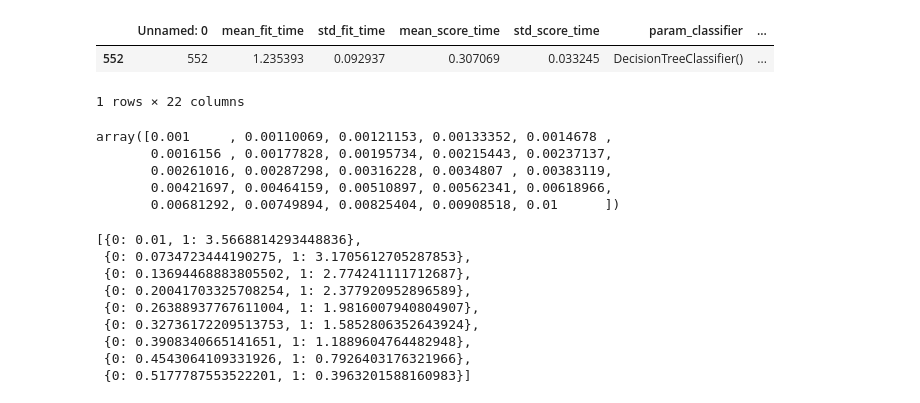
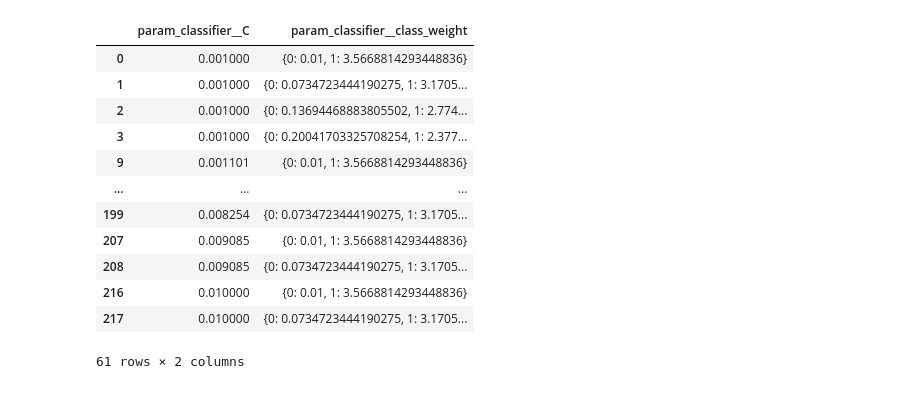
Before and after one commit to lauticouget/desercion_escolar_argentina, a Jupyter notebook: notebooks/results.ipynb, the cells around one changed output. Saved outputs shown, nothing was run; the diff lists cells and outputs as text; code cells hidden in the pictures.

```diff
--- a/notebooks/results.ipynb
+++ b/notebooks/results.ipynb
@@ -23,14 +26,3 @@ results
 # %%
-results[results.rank_test_score == 1]
+# mejores scores --> casi todas las logísticas tienen score=1
+best = results[results.mean_test_score == results.mean_test_score.max()]
-# %% [output]
-|  | Unnamed: 0 | mean_fit_time | std_fit_time | mean_score_time | std_score_time | param_classifier | ... |
-| 552 | 552 | 1.235393 | 0.092937 | 0.307069 | 0.033245 | DecisionTreeClassifier() | ... |
-1 rows × 22 columns
-# %%
-np.logspace(-3, -2, 25)
-# %% [output]
-array([0.001     , 0.00110069, 0.00121153, 0.00133352, 0.0014678 ,
-       0.0016156 , 0.00177828, 0.00195734, 0.00215443, 0.00237137,
-       0.00261016, 0.00287298, 0.00316228, 0.0034807 , 0.00383119,
-       0.00421697, 0.00464159, 0.00510897, 0.00562341, 0.00618966,
-       0.00681292, 0.00749894, 0.00825404, 0.00908518, 0.01      ])
@@ -43,11 +29,17 @@ weights = np.linspace(0.01, balanced, 10)
 # %%
+# parámetros de las logísticas
+best[['param_classifier__C', 'param_classifier__class_weight']]
 # %% [output]
+|  | param_classifier__C | param_classifier__class_weight |
+| 0 | 0.001000 | {0: 0.01, 1: 3.5668814293448836} |
+| 1 | 0.001000 | {0: 0.0734723444190275, 1: 3.1705... |
+| 2 | 0.001000 | {0: 0.13694468883805502, 1: 2.774... |
+| 3 | 0.001000 | {0: 0.20041703325708254, 1: 2.377... |
+| 9 | 0.001101 | {0: 0.01, 1: 3.5668814293448836} |
+| ... | ... | ... |
+| 199 | 0.008254 | {0: 0.0734723444190275, 1: 3.1705... |
+| 207 | 0.009085 | {0: 0.01, 1: 3.5668814293448836} |
+| 208 | 0.009085 | {0: 0.0734723444190275, 1: 3.1705... |
+| 216 | 0.010000 | {0: 0.01, 1: 3.5668814293448836} |
+| 217 | 0.010000 | {0: 0.0734723444190275, 1: 3.1705... |
-[{0: 0.01, 1: 3.5668814293448836},
- {0: 0.0734723444190275, 1: 3.1705612705287853},
- {0: 0.13694468883805502, 1: 2.774241111712687},
- {0: 0.20041703325708254, 1: 2.377920952896589},
- {0: 0.26388937767611004, 1: 1.9816007940804907},
- {0: 0.32736172209513753, 1: 1.5852806352643924},
- {0: 0.3908340665141651, 1: 1.1889604764482948},
- {0: 0.4543064109331926, 1: 0.7926403176321966},
- {0: 0.5177787553522201, 1: 0.3963201588160983}]
+61 rows × 2 columns
```
Also changed, not shown: parts of 10 cells of this notebook.
